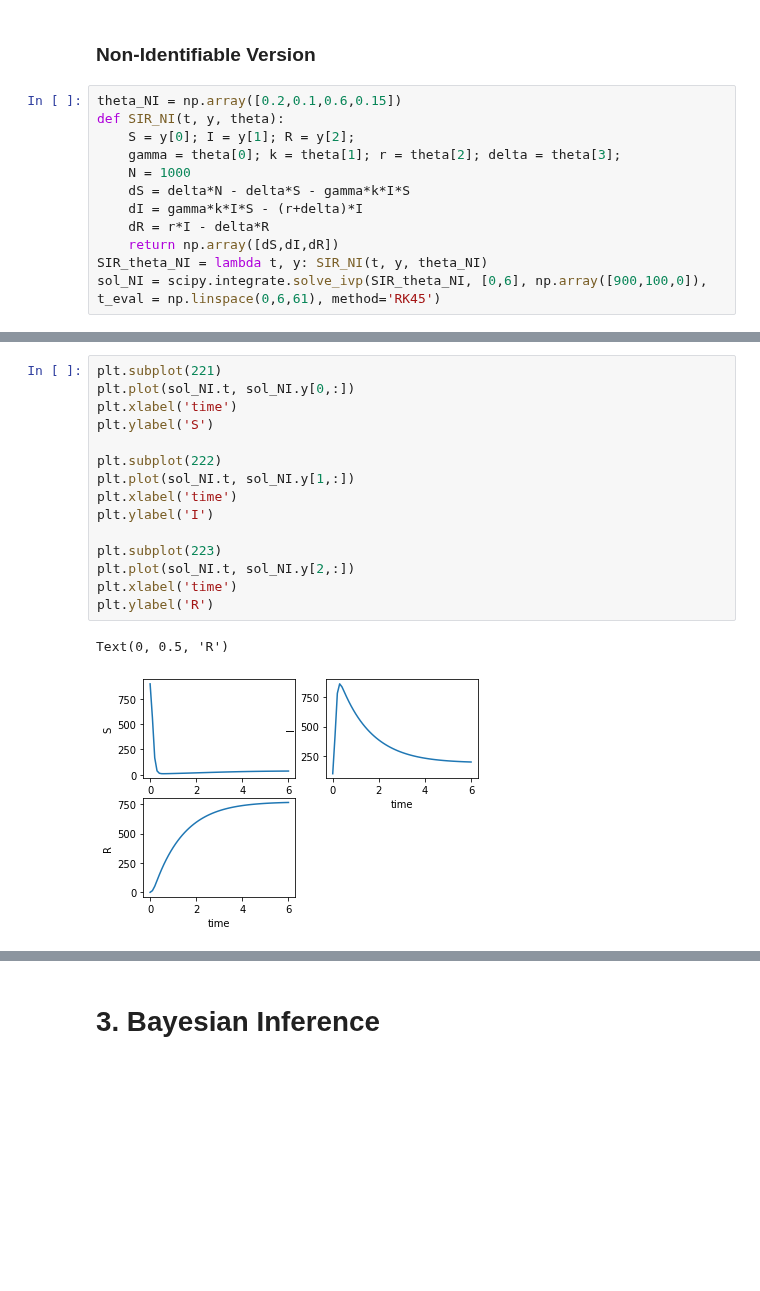
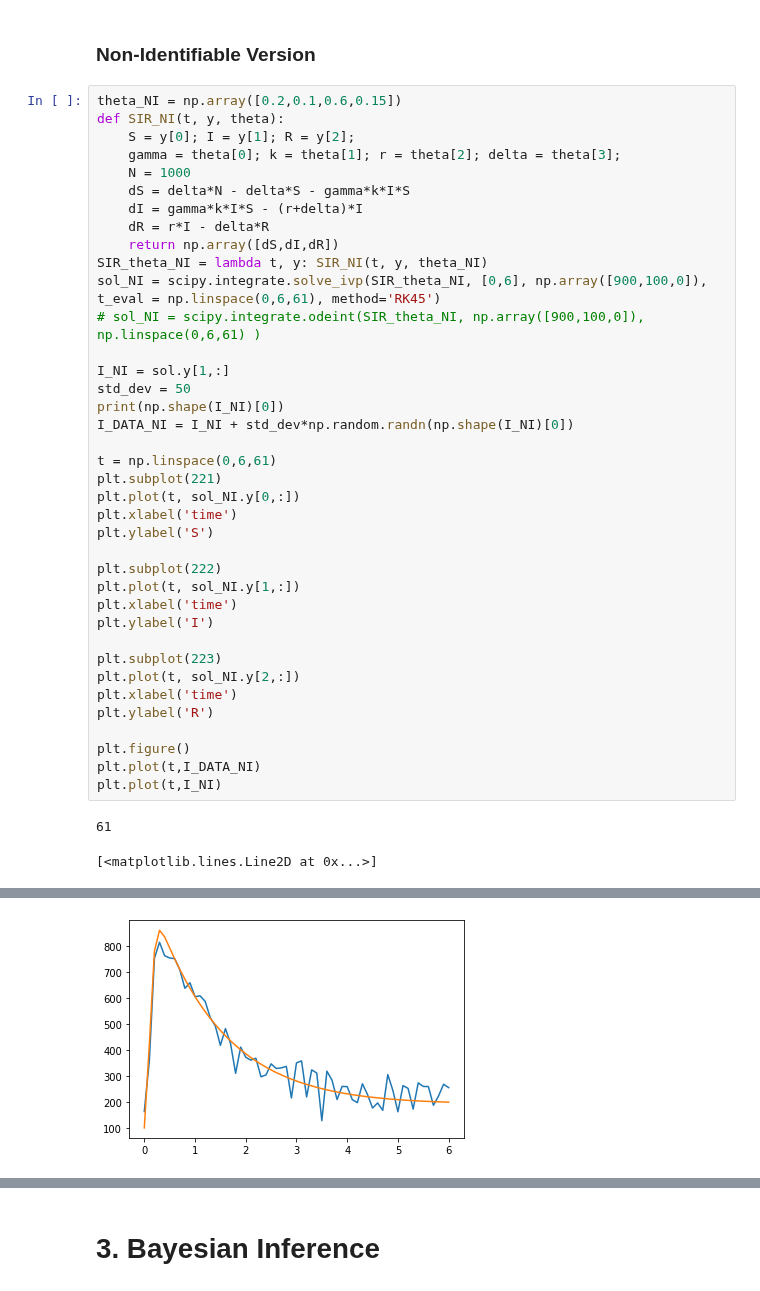
Before and after one commit to hardikparwana/aerosp567, a Jupyter notebook: Project 2/Project2_2.ipynb, the cells around one changed output, grey strips where cells are left out. Drawn from its saved outputs; the diff is of its cells as text; blank space fills up the shorter version.

```diff
--- a/Project 2/Project2_2.ipynb
+++ b/Project 2/Project2_2.ipynb
@@ -594,3 +651,32 @@ def SIR_NI(t, y, theta):
     return np.array([dS,dI,dR])
 SIR_theta_NI = lambda t, y: SIR_NI(t, y, theta_NI)
 sol_NI = scipy.integrate.solve_ivp(SIR_theta_NI, [0,6], np.array([900,100,0]), t_eval = np.linspace(0,6,61), method='RK45')
+# sol_NI = scipy.integrate.odeint(SIR_theta_NI, np.array([900,100,0]), np.linspace(0,6,61) )
+
+I_NI = sol.y[1,:]
+std_dev = 50
+print(np.shape(I_NI)[0])
+I_DATA_NI = I_NI + std_dev*np.random.randn(np.shape(I_NI)[0])
+
+t = np.linspace(0,6,61)
+plt.subplot(221)
+plt.plot(t, sol_NI.y[0,:])
+plt.xlabel('time')
+plt.ylabel('S')
+
+plt.subplot(222)
+plt.plot(t, sol_NI.y[1,:])
+plt.xlabel('time')
+plt.ylabel('I')
+
+plt.subplot(223)
+plt.plot(t, sol_NI.y[2,:])
+plt.xlabel('time')
+plt.ylabel('R')
+
+plt.figure()
+plt.plot(t,I_DATA_NI)
+plt.plot(t,I_NI)
+# %% [output]
+61
+[<matplotlib.lines.Line2D at 0x...>]
@@ -597,18 +684 @@ sol_NI = scipy.integrate.solve_ivp(SIR_theta_NI, [0,6], np.array([900,100,0]), t
+[figure, added]
-# %%
-plt.subplot(221)
-plt.plot(sol_NI.t, sol_NI.y[0,:])
-plt.xlabel('time')
-plt.ylabel('S')
-
-plt.subplot(222)
-plt.plot(sol_NI.t, sol_NI.y[1,:])
-plt.xlabel('time')
-plt.ylabel('I')
-
-plt.subplot(223)
-plt.plot(sol_NI.t, sol_NI.y[2,:])
-plt.xlabel('time')
-plt.ylabel('R')
-# %% [output]
-Text(0, 0.5, 'R')
-[figure, removed]
```
Also changed, not shown: parts of 28 cells of this notebook.
